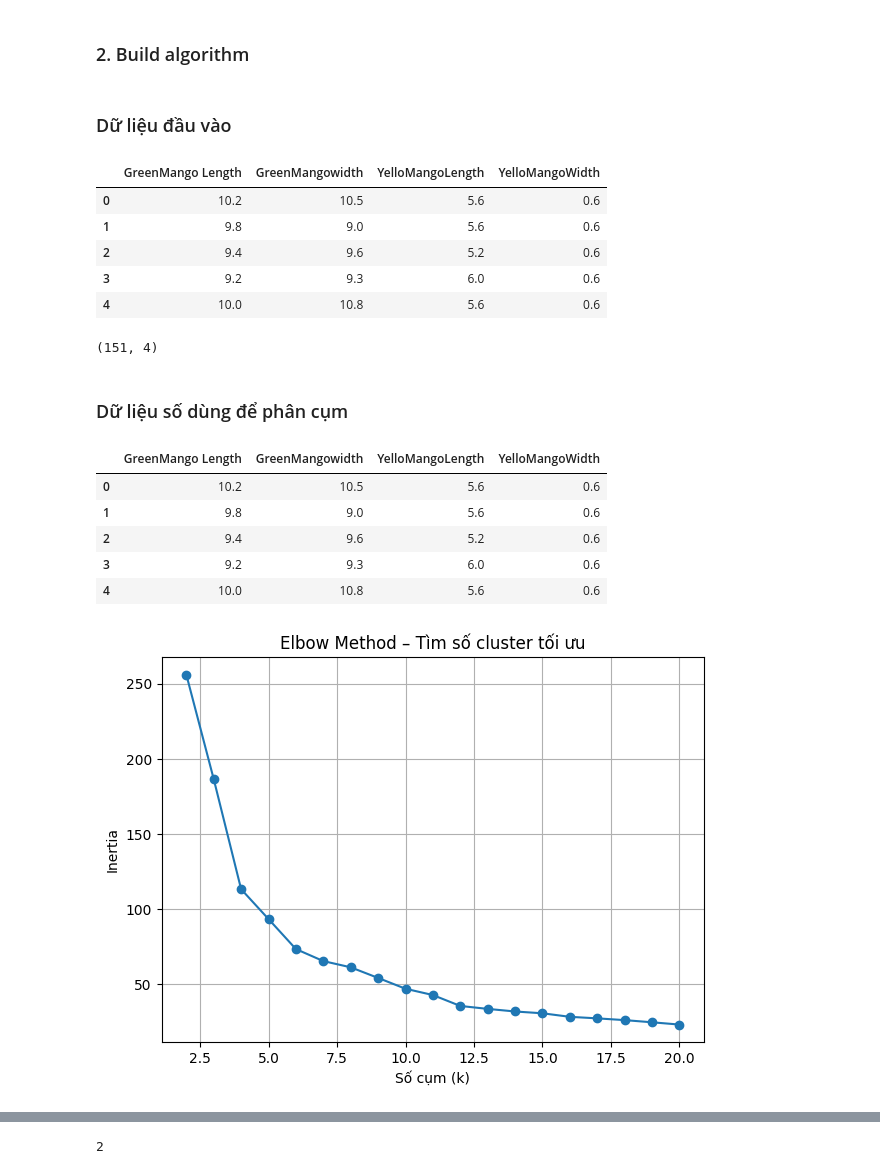
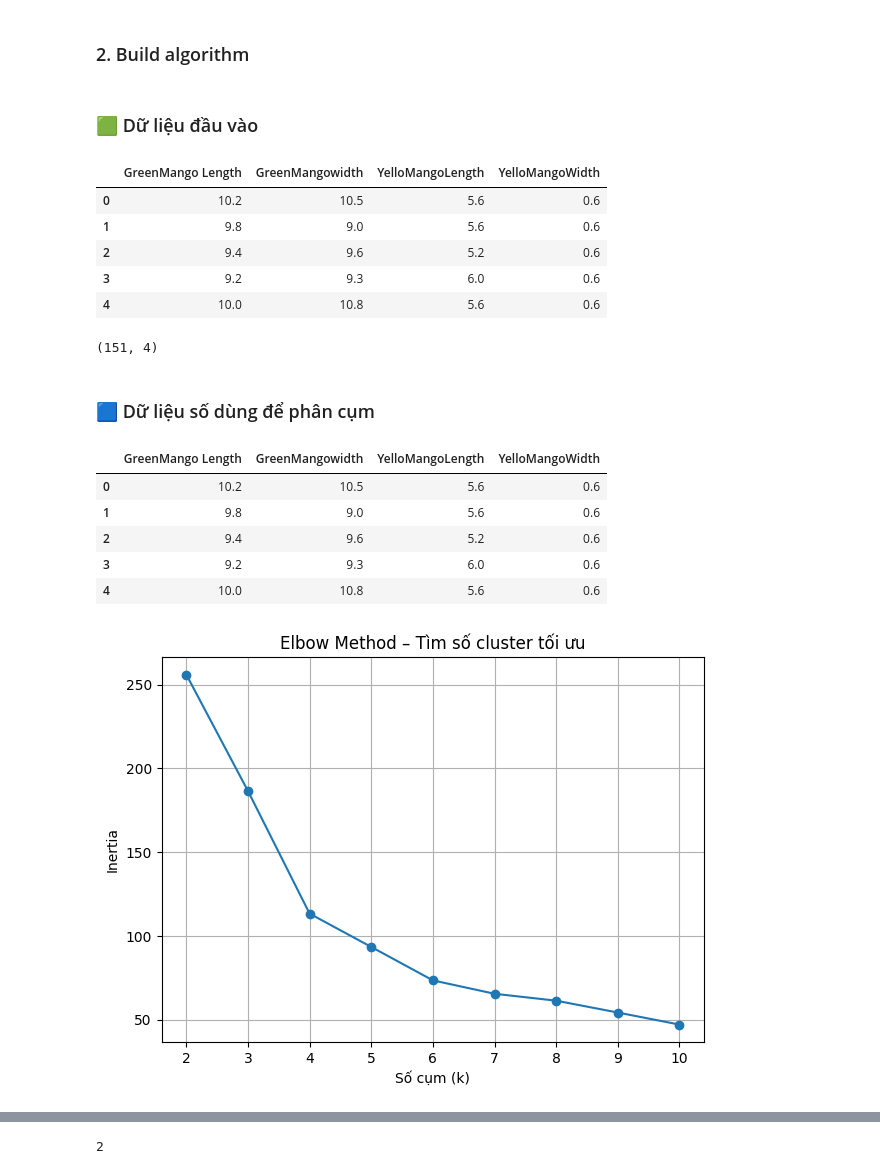
Before and after one commit to quanganh0364896582-gif/K-means, a Jupyter notebook: K-means.clustering.ipynb, the cells around one changed output, grey strips where cells are left out. Saved outputs shown, nothing was run; the diff lists cells and outputs as text; code cells hidden in the pictures.

```diff
--- a/K-means.clustering.ipynb
+++ b/K-means.clustering.ipynb
@@ -39,11 +40,11 @@ from IPython.display import display, Markdown
 # 2. LOAD DATA
 # ==========================================================
 df = pd.read_csv("mango2.csv")
-display(Markdown("###  Dữ liệu đầu vào"))
+display(Markdown("### 🟩 Dữ liệu đầu vào"))
 display(df.head())
 print(df.shape)
 # %% [output]
-###  Dữ liệu đầu vào
+### 🟩 Dữ liệu đầu vào
 |  | GreenMango Length | GreenMangowidth | YelloMangoLength | YelloMangoWidth |
 | 0 | 10.2 | 10.5 | 5.6 | 0.6 |
 | 1 | 9.8 | 9.0 | 5.6 | 0.6 |
@@ -60,10 +61,10 @@ df = df.dropna()
 # Lấy các cột dạng numeric để phân cụm
 num_df = df.select_dtypes(include=[np.number])
 
-display(Markdown("###  Dữ liệu số dùng để phân cụm"))
+display(Markdown("### 🟦 Dữ liệu số dùng để phân cụm"))
 display(num_df.head())
 # %% [output]
-###  Dữ liệu số dùng để phân cụm
+### 🟦 Dữ liệu số dùng để phân cụm
 |  | GreenMango Length | GreenMangowidth | YelloMangoLength | YelloMangoWidth |
 | 0 | 10.2 | 10.5 | 5.6 | 0.6 |
 | 1 | 9.8 | 9.0 | 5.6 | 0.6 |
@@ -79,24 +80,24 @@ X = scaler.fit_transform(num_df)
 # %%
 # ==========================================================
 # 5. TÌM SỐ CLUSTER TỐI ƯU (ELBOW METHOD)
 # ==========================================================
 inertias = []
-K = range(2, 21)
+K = range(2, 11)
 
 for k in K:
     km = KMeans(n_clusters=k, random_state=42)
     km.fit(X)
     inertias.append(km.inertia_)
 
 plt.figure(figsize=(7,5))
 plt.plot(K, inertias, marker='o')
 plt.title("Elbow Method – Tìm số cluster tối ưu")
 plt.xlabel("Số cụm (k)")
 plt.ylabel("Inertia")
 plt.grid(True)
 plt.show()
 # %% [output]
-[figure, old version]
+[figure, new version]
 # %%
 # ==========================================================
 # 6. SILHOUETTE SCORE – KIỂM TRA CHẤT LƯỢNG CỤM
```
Also changed, not shown: parts of 11 cells of this notebook.
